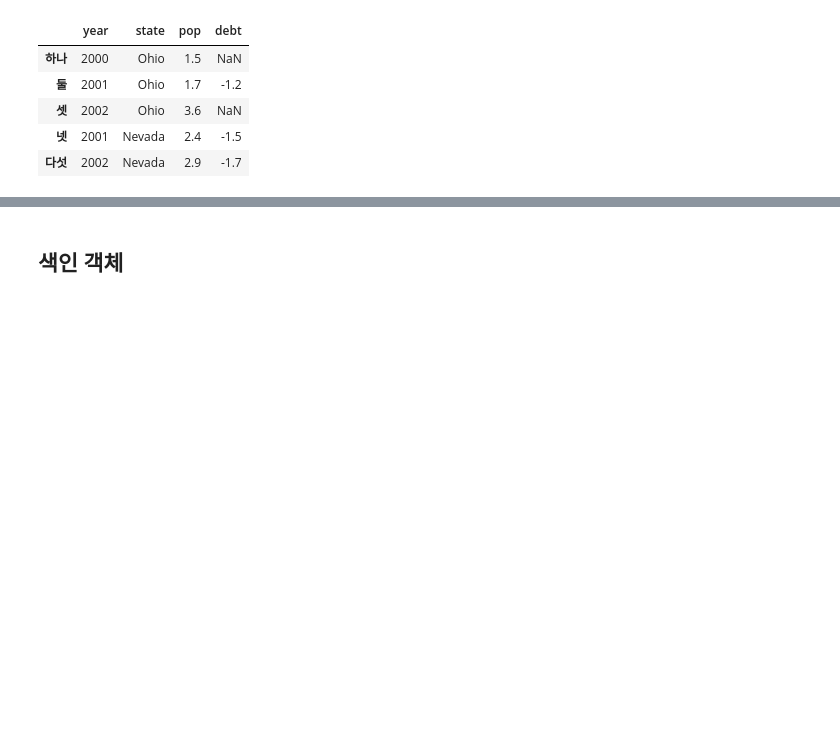
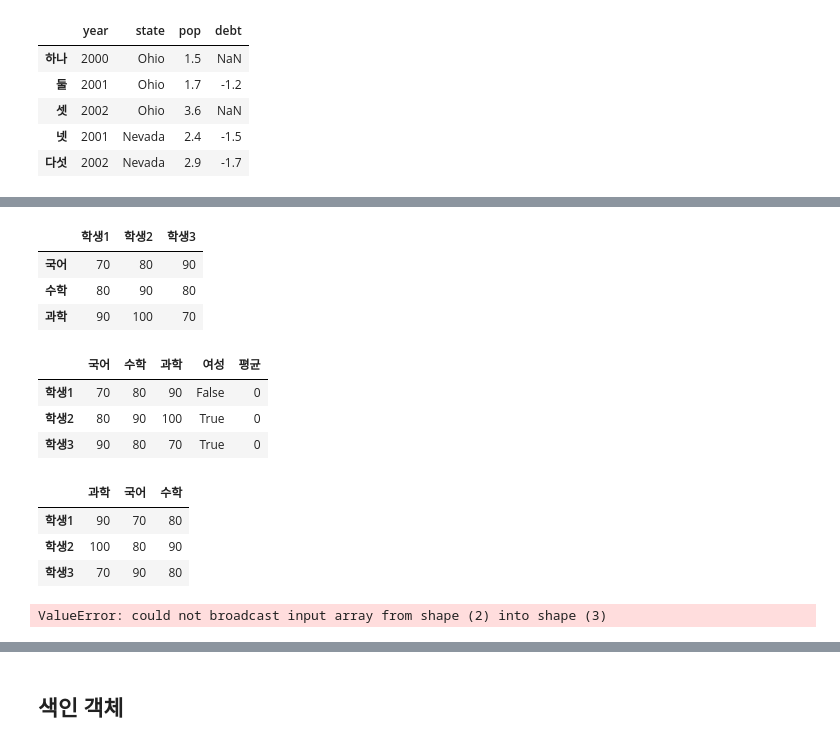
Before and after one commit to lseongjoo/bigpy, a Jupyter notebook: pandas.ipynb, the cells around one changed output, grey strips where cells are left out. Cells and saved outputs as stored; diff of their text form; code cells hidden in the pictures; blank space fills up the shorter version.

```diff
--- a/pandas.ipynb
+++ b/pandas.ipynb
@@ -475,0 +521,47 @@ frame2
+# %%
+scores = {u'학생1': {u'국어': 70, u'수학': 80, u'과학': 90} ,
+          u'학생2': {u'수학': 90, u'국어': 80, u'과학': 100},
+          u'학생3': {u'과학': 70,u'국어': 90, u'수학': 80}}
+
+frame = DataFrame(scores, index=[u'국어', u'수학', u'과학'])
+frame
+# %% [output]
+|  | 학생1 | 학생2 | 학생3 |
+| 국어 | 70 | 80 | 90 |
+| 수학 | 80 | 90 | 80 |
+| 과학 | 90 | 100 | 70 |
+# %%
+scores = {u'학생1': {u'국어': 70, u'수학': 80, u'과학': 90, u'성별': u'남'} ,
+          u'학생2': {u'수학': 90, u'국어': 80, u'과학': 100, u'성별': u'여'},
+          u'학생3': {u'과학': 70,u'국어': 90, u'수학': 80, u'성별': u'여'}}
+
+frame = frame.T # 행-열 바꾸기 (p.137 참조)
+frame['평균'] = 0
+frame[u'여성'] = frame[u'성별'] == u'여'
+del frame[u'성별']
+#frame = frame.T
+frame
+# %% [output]
+|  | 국어 | 수학 | 과학 | 여성 | 평균 |
+| 학생1 | 70 | 80 | 90 | False | 0 |
+| 학생2 | 80 | 90 | 100 | True | 0 |
+| 학생3 | 90 | 80 | 70 | True | 0 |
+# %%
+scores2 = {u'국어': {u'학생1': 70, u'학생2': 80, u'학생3': 90},
+          u'수학': {u'학생1': 80, u'학생2':90, u'학생3': 80},
+          u'과학': {u'학생1': 90, u'학생2':100, u'학생3': 70}}
+frame2 = DataFrame(scores2)
+frame2
+# %% [output]
+|  | 과학 | 국어 | 수학 |
+| 학생1 | 90 | 70 | 80 |
+| 학생2 | 100 | 80 | 90 |
+| 학생3 | 70 | 90 | 80 |
+# %%
+scores = {u'학생1': [70, 80, 90],
+         u'학생2': [80, 90, 100],
+         u'학생3': [90, 80]} # 오류! 개수가 맞아야 함.
+frame = DataFrame(scores, index=[u'국어', u'수학', u'과학'])
+frame
+# %% [output]
+ValueError: could not broadcast input array from shape (2) into shape (3)
```
Also changed, not shown: parts of 57 cells of this notebook.
